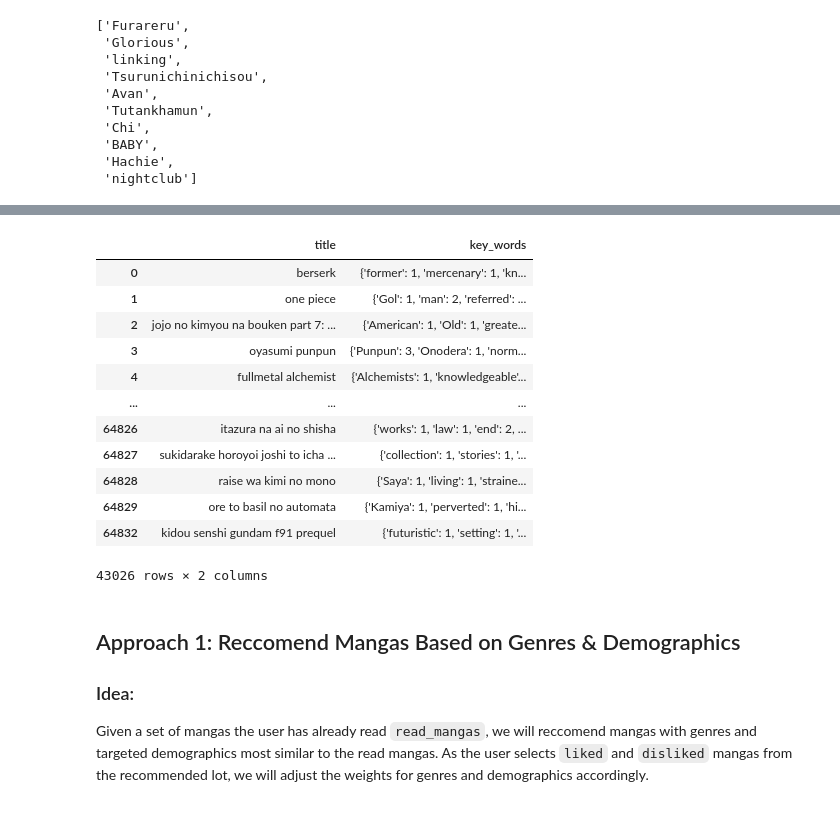
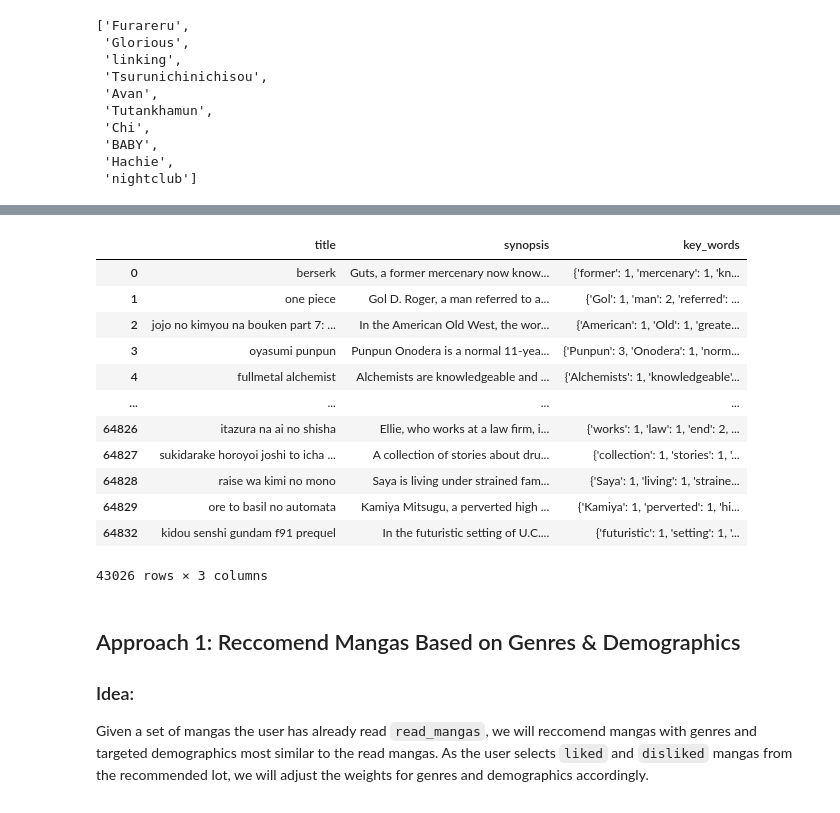
Before and after one commit to GlassesNoGlasses/PythonProjects, a Jupyter notebook: Weeb-Recommendations/manga_rec.ipynb, the cells around one changed output, grey strips where cells are left out. Saved outputs shown, nothing was run; the diff lists cells and outputs as text; code cells hidden in the pictures.

```diff
--- a/Weeb-Recommendations/manga_rec.ipynb
+++ b/Weeb-Recommendations/manga_rec.ipynb
@@ -348,6 +348,6 @@ desc_data
 43026 rows × 3 columns
 # %%
 # remove stopwords, punctuations and special chars from manga synopsis
-desc_data['synopsis'] = desc_data['synopsis'].apply(lambda x: ' '.join([word for word in x.split() if word.lower() not in stop_words and word.isalnum()]))
+desc_data['key_words'] = desc_data['synopsis'].apply(lambda x: ' '.join([word for word in x.split() if word.lower() not in stop_words and word.isalnum()]))
 desc_data
 # %% [output]
@@ -412,24 +412,24 @@ promotes -> 17873 -> promotes
 # %%
 # tokenize synopsis
 from collections import Counter
 
-desc_data['key_words'] = desc_data.loc[:, 'synopsis'].apply(lambda x: Counter(x.split()))
-desc_data = desc_data.drop(columns=['synopsis', 'score'])
+desc_data['key_words'] = desc_data.loc[:, 'key_words'].apply(lambda x: Counter(x.split()))
+desc_data = desc_data.drop(columns=['score'])
 desc_data
 # %% [output]
-|  | title | key_words |
-| 0 | berserk | {'former': 1, 'mercenary': 1, 'kn... |
-| 1 | one piece | {'Gol': 1, 'man': 2, 'referred': ... |
-| 2 | jojo no kimyou na bouken part 7: ... | {'American': 1, 'Old': 1, 'greate... |
-| 3 | oyasumi punpun | {'Punpun': 3, 'Onodera': 1, 'norm... |
-| 4 | fullmetal alchemist | {'Alchemists': 1, 'knowledgeable'... |
-| ... | ... | ... |
-| 64826 | itazura na ai no shisha | {'works': 1, 'law': 1, 'end': 2, ... |
-| 64827 | sukidarake horoyoi joshi to icha ... | {'collection': 1, 'stories': 1, '... |
-| 64828 | raise wa kimi no mono | {'Saya': 1, 'living': 1, 'straine... |
-| 64829 | ore to basil no automata | {'Kamiya': 1, 'perverted': 1, 'hi... |
-| 64832 | kidou senshi gundam f91 prequel | {'futuristic': 1, 'setting': 1, '... |
+|  | title | synopsis | key_words |
+| 0 | berserk | Guts, a former mercenary now know... | {'former': 1, 'mercenary': 1, 'kn... |
+| 1 | one piece | Gol D. Roger, a man referred to a... | {'Gol': 1, 'man': 2, 'referred': ... |
+| 2 | jojo no kimyou na bouken part 7: ... | In the American Old West, the wor... | {'American': 1, 'Old': 1, 'greate... |
+| 3 | oyasumi punpun | Punpun Onodera is a normal 11-yea... | {'Punpun': 3, 'Onodera': 1, 'norm... |
+| 4 | fullmetal alchemist | Alchemists are knowledgeable and ... | {'Alchemists': 1, 'knowledgeable'... |
+| ... | ... | ... | ... |
+| 64826 | itazura na ai no shisha | Ellie, who works at a law firm, i... | {'works': 1, 'law': 1, 'end': 2, ... |
+| 64827 | sukidarake horoyoi joshi to icha ... | A collection of stories about dru... | {'collection': 1, 'stories': 1, '... |
+| 64828 | raise wa kimi no mono | Saya is living under strained fam... | {'Saya': 1, 'living': 1, 'straine... |
+| 64829 | ore to basil no automata | Kamiya Mitsugu, a perverted high ... | {'Kamiya': 1, 'perverted': 1, 'hi... |
+| 64832 | kidou senshi gundam f91 prequel | In the futuristic setting of U.C.... | {'futuristic': 1, 'setting': 1, '... |
-43026 rows × 2 columns
+43026 rows × 3 columns
 # %% [markdown]
 ## Approach 1: Reccomend Mangas Based on Genres & Demographics
 
```
Also changed, not shown: parts of 13 cells of this notebook, 1 other file.
